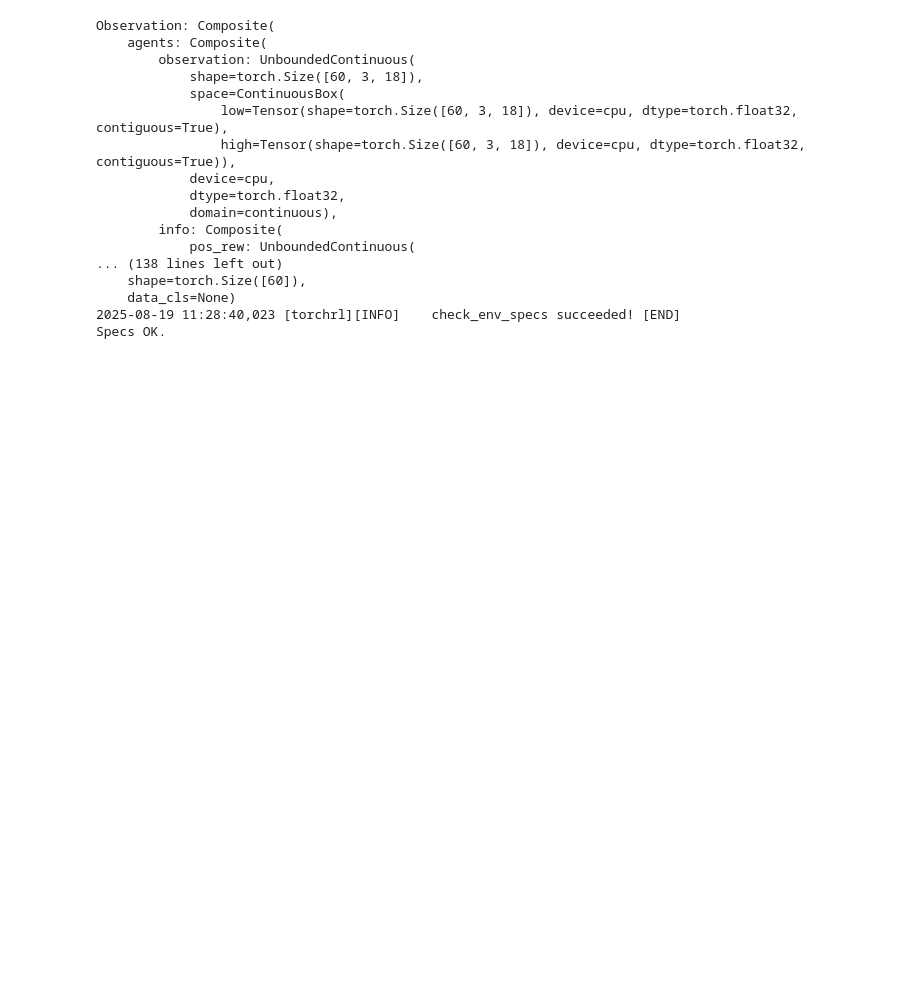
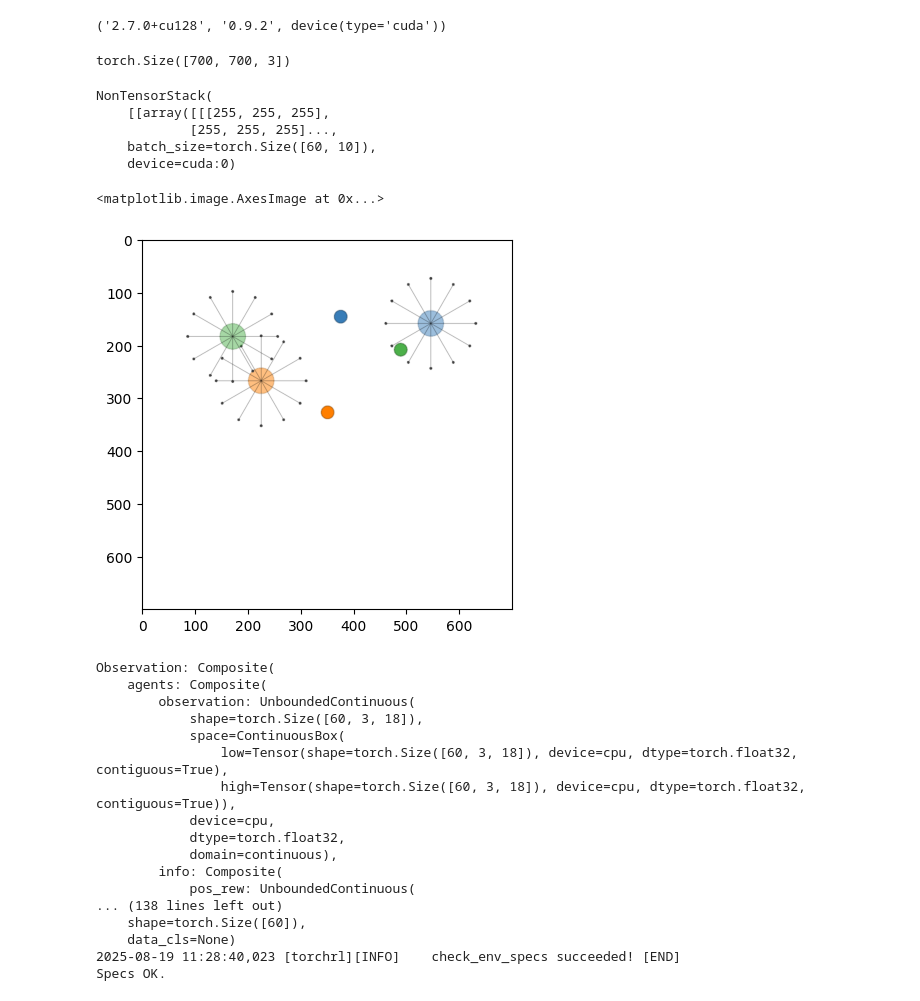
Before and after one commit to ordevoir/AgentsLab, a Jupyter notebook: notebooks/marl_ppo_vmas.ipynb, the cells around one changed output. Saved outputs shown, nothing was run; the diff lists cells and outputs as text; code cells hidden in the pictures; blank space fills up the shorter version.

```diff
--- a/notebooks/marl_ppo_vmas.ipynb
+++ b/notebooks/marl_ppo_vmas.ipynb
@@ -24,3 +1,27 @@ ImportError: cannot import name 'LoggerConfig' from 'agentslab.utils.logger' (C:
+# %%
+from agentslab.utils.device import resolve_device
+from pathlib import Path
+from agentslab.utils.misc import GeneralConfigs
+import torch
+import torchrl
+
+# ENV_ID = "InvertedDoublePendulum-v4"
+SCENARIO = "navigation"
+# ENV_ID = "InvertedPendulum-v5"
+# ENV_ID = "Pendulum-v1"
+
+genCfg = GeneralConfigs(
+    root = Path('..').resolve(),
+    algo_name= "PPO",
+    env_id = SCENARIO,
+    device = resolve_device("cuda"),
+    seed = 42,
+    deterministic = True,
+)
+
+torch.__version__, torchrl.__version__, genCfg.device
+# %% [output]
+('2.7.0+cu128', '0.9.2', device(type='cuda'))
 # %%
 # Создание среды
 from agentslab.envs.vmas_factory import VMASConfig, make_vmas_env
@@ -33,15 +34,39 @@ num_envs = frames_per_batch // max_steps
 
 env_cfg = VMASConfig(
     scenario="navigation",
-    n_agents=3,
     continuous_actions=True,
     max_steps=max_steps,
     num_envs=num_envs,
-    device=device,
+    device=genCfg.device,
     sum_reward=True,
+    render_mode="rgb_array",
+    scenario_kwargs={
+        "n_agents": 3,
+    }
 )
 env = make_vmas_env(env_cfg)
 # print_specs(env)
+# %%
+td = env.rollout(max_steps=10, return_contiguous=True)
+# %%
+(td[0].get("pixels")[0]).shape
+# %% [output]
+torch.Size([700, 700, 3])
+# %%
+print(td.get(("next","pixels")))
+# %% [output]
+NonTensorStack(
+    [[array([[[255, 255, 255],
+            [255, 255, 255]...,
+    batch_size=torch.Size([60, 10]),
+    device=cuda:0)
+# %%
+import matplotlib.pyplot as plt
+
+plt.imshow(td[0].get("pixels")[0].cpu())
+# %% [output]
+<matplotlib.image.AxesImage at 0x...>
+[figure, added]
 # %%
 # Cell 2: Среда, сети, политика
 import torch
```
Also changed, not shown: parts of 2 cells of this notebook, 3 other files.
